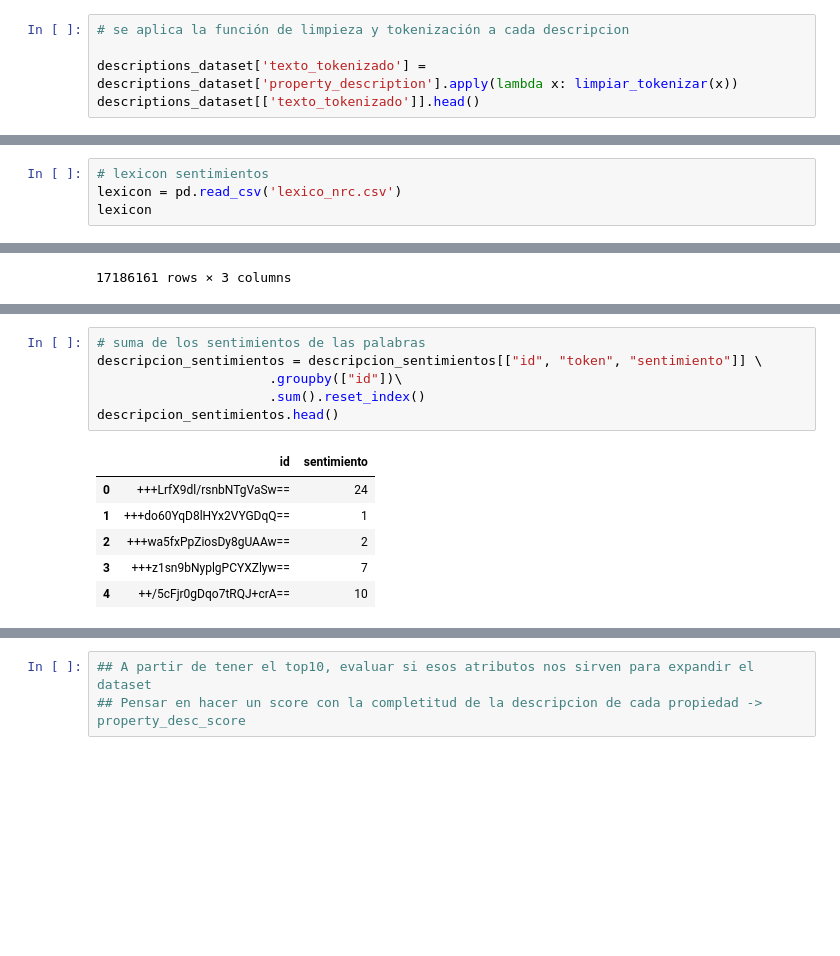
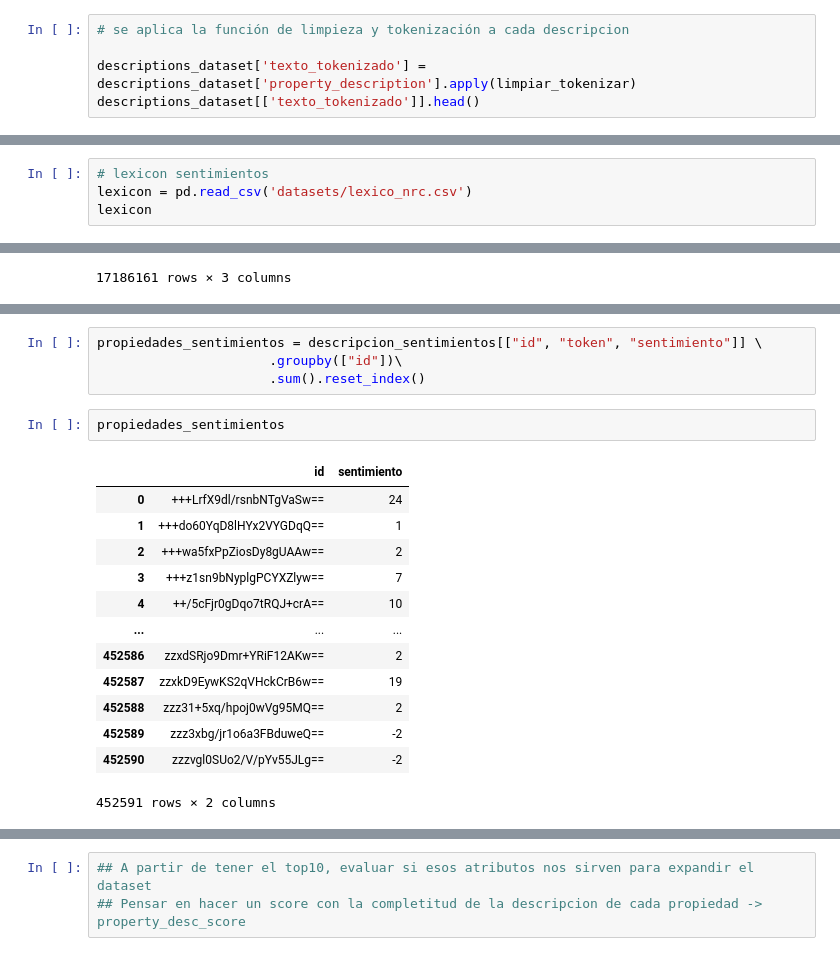
Before and after one commit to Naza26/7506R_TP2_GRUPO01_ENTREGA, a Jupyter notebook: 7506R_TP2_GRUPO01_ENTREGA.ipynb, the cells around one changed output, grey strips where cells are left out. Saved outputs shown, nothing was run; the diff lists cells and outputs as text; blank space fills up the shorter version.

Commit message:
fix: columna token

```diff
--- a/7506R_TP2_GRUPO01_ENTREGA.ipynb
+++ b/7506R_TP2_GRUPO01_ENTREGA.ipynb
@@ -109,7 +118,7 @@ def limpiar_tokenizar(texto):
 # %%
 # se aplica la función de limpieza y tokenización a cada descripcion
 
-descriptions_dataset['texto_tokenizado'] = descriptions_dataset['property_description'].apply(lambda x: limpiar_tokenizar(x))
+descriptions_dataset['texto_tokenizado'] = descriptions_dataset['property_description'].apply(limpiar_tokenizar)
 descriptions_dataset[['texto_tokenizado']].head()
 # %% [output]
 |  | texto_tokenizado |
@@ -149,7 +158,7 @@ descriptions_tidy = descriptions_tidy[~(descriptions_tidy["token"].isin(stop_wor
 Agregamos un lexicon en español de esta pagina: https://github.com/jboscomendoza/lexicos-nrc-afinn
 # %%
 # lexicon sentimientos
-lexicon = pd.read_csv('lexico_nrc.csv')
+lexicon = pd.read_csv('datasets/lexico_nrc.csv')
 lexicon
 # %% [output]
 |  | palabra | sentimiento | word |
@@ -238,14 +261,21 @@ descripcion_sentimientos
 # %%
-# suma de los sentimientos de las palabras
-descripcion_sentimientos = descripcion_sentimientos[["id", "token", "sentimiento"]] \
+propiedades_sentimientos = descripcion_sentimientos[["id", "token", "sentimiento"]] \
                       .groupby(["id"])\
                       .sum().reset_index()
-descripcion_sentimientos.head()
-# %% [output]
-|  | id | sentimiento |
-| 0 | +++LrfX9dl/rsnbNTgVaSw== | 24 |
-| 1 | +++do60YqD8lHYx2VYGDqQ== | 1 |
-| 2 | +++wa5fxPpZiosDy8gUAAw== | 2 |
-| 3 | +++z1sn9bNyplgPCYXZlyw== | 7 |
-| 4 | ++/5cFjr0gDqo7tRQJ+crA== | 10 |
+# %%
+propiedades_sentimientos
+# %% [output]
+|  | id | sentimiento |
+| 0 | +++LrfX9dl/rsnbNTgVaSw== | 24 |
+| 1 | +++do60YqD8lHYx2VYGDqQ== | 1 |
+| 2 | +++wa5fxPpZiosDy8gUAAw== | 2 |
+| 3 | +++z1sn9bNyplgPCYXZlyw== | 7 |
+| 4 | ++/5cFjr0gDqo7tRQJ+crA== | 10 |
+| ... | ... | ... |
+| 452586 | zzxdSRjo9Dmr+YRiF12AKw== | 2 |
+| 452587 | zzxkD9EywKS2qVHckCrB6w== | 19 |
+| 452588 | zzz31+5xq/hpoj0wVg95MQ== | 2 |
+| 452589 | zzz3xbg/jr1o6a3FBduweQ== | -2 |
+| 452590 | zzzvgl0SUo2/V/pYv55JLg== | -2 |
+452591 rows × 2 columns
 # %%
```
Also changed, not shown: parts of 18 cells of this notebook, 4 other files.
